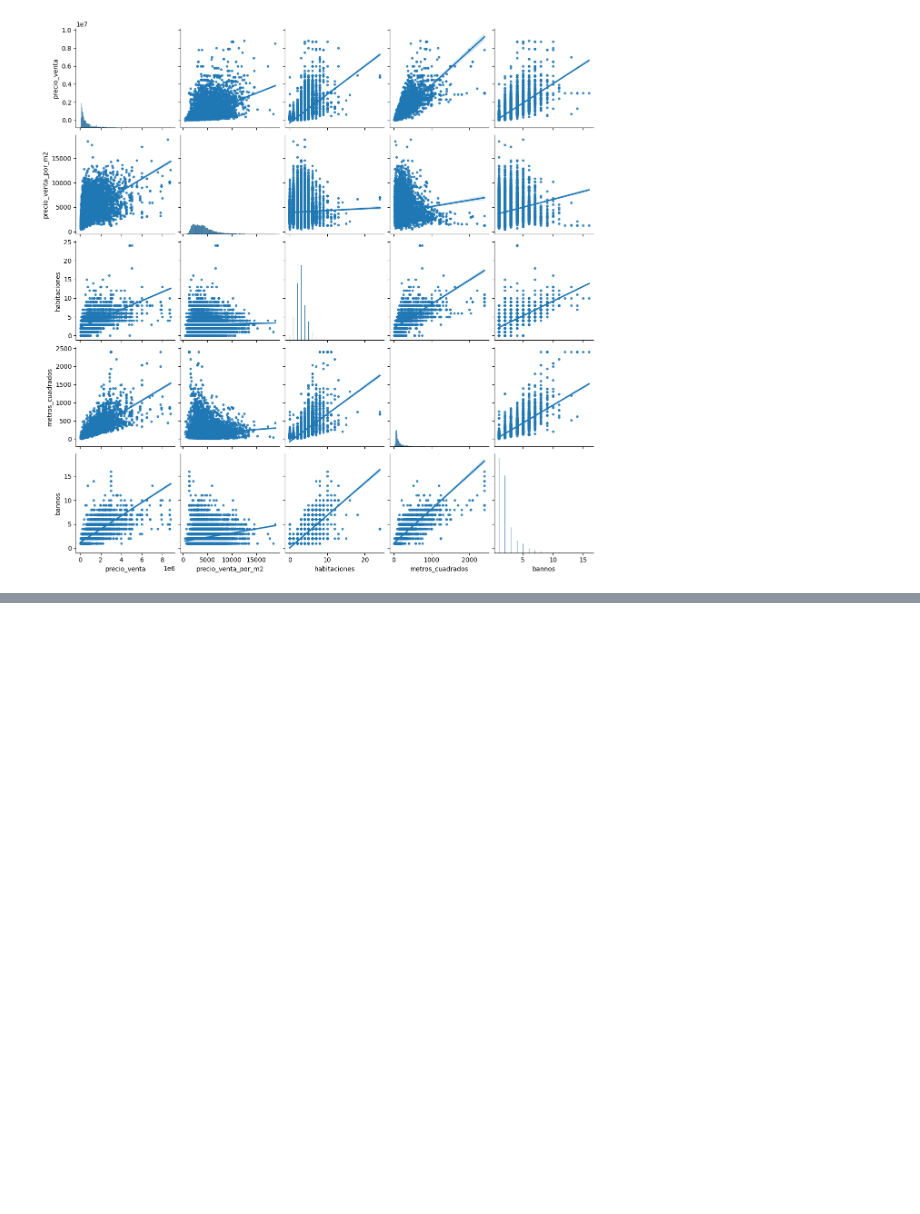
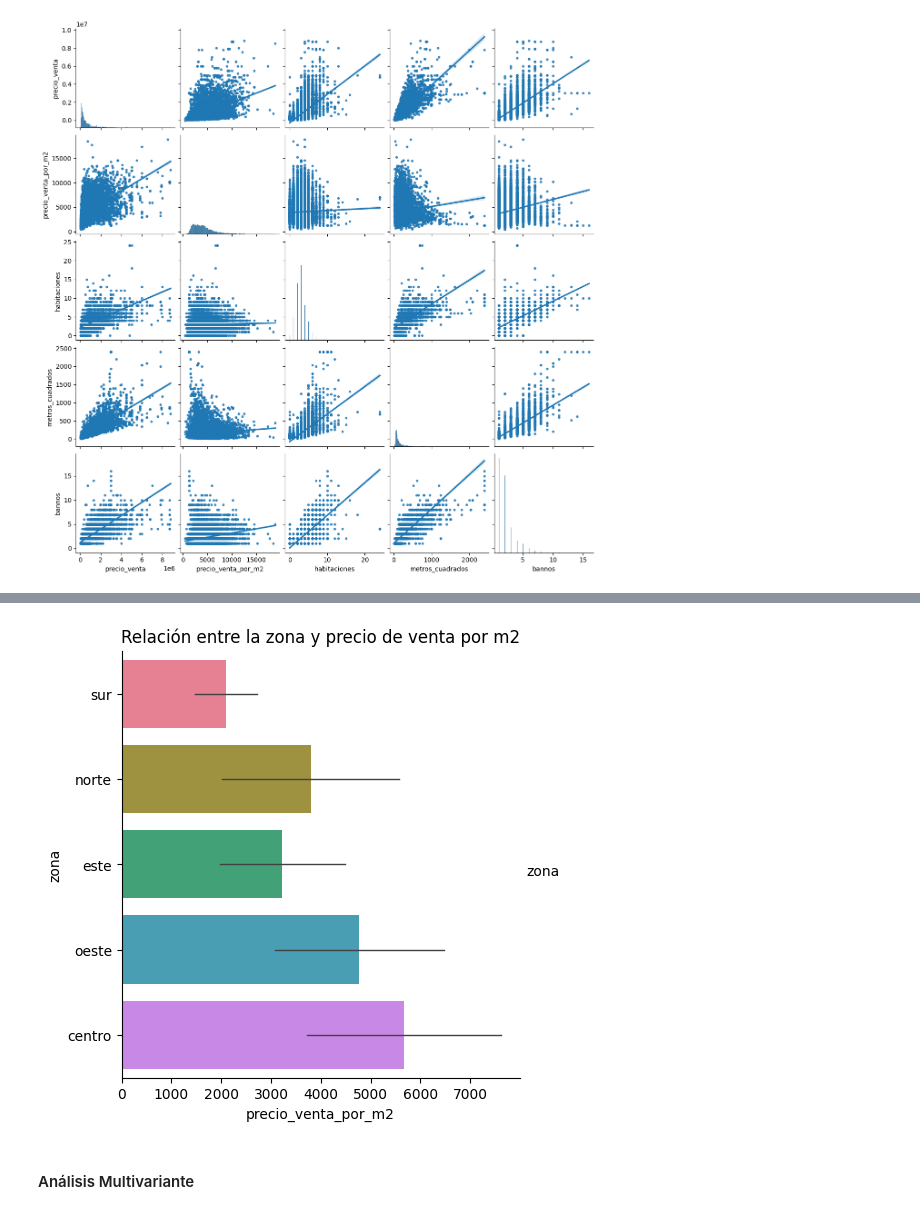
Before and after one commit to mariaortizz/EDA_Viviendas_Madrid, a Jupyter notebook: src/notebook.ipynb, the cells around one changed output, grey strips where cells are left out. Saved outputs shown, nothing was run; the diff lists cells and outputs as text; code cells hidden in the pictures; blank space fills up the shorter version.

```diff
--- a/src/notebook.ipynb
+++ b/src/notebook.ipynb
@@ -283 +185,7 @@ f.precio_tipo_inmueble(df)
+# %%
+f.grafico_precio_zona(df)
+# %% [output]
+[figure, added]
+# %% [markdown]
+#### Análisis Multivariante
 # %%
```
Also changed, not shown: parts of 24 cells of this notebook, 1 other file.
